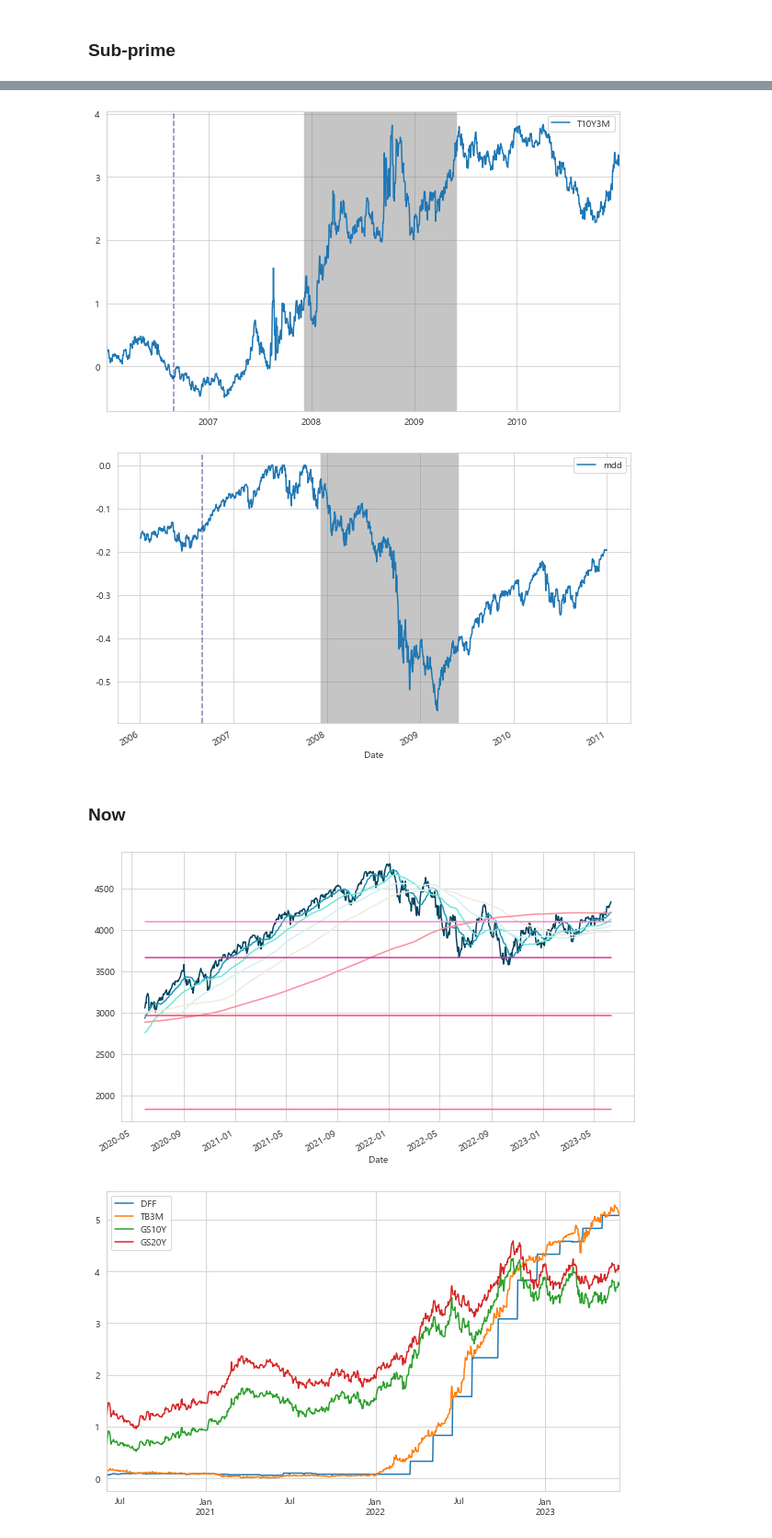
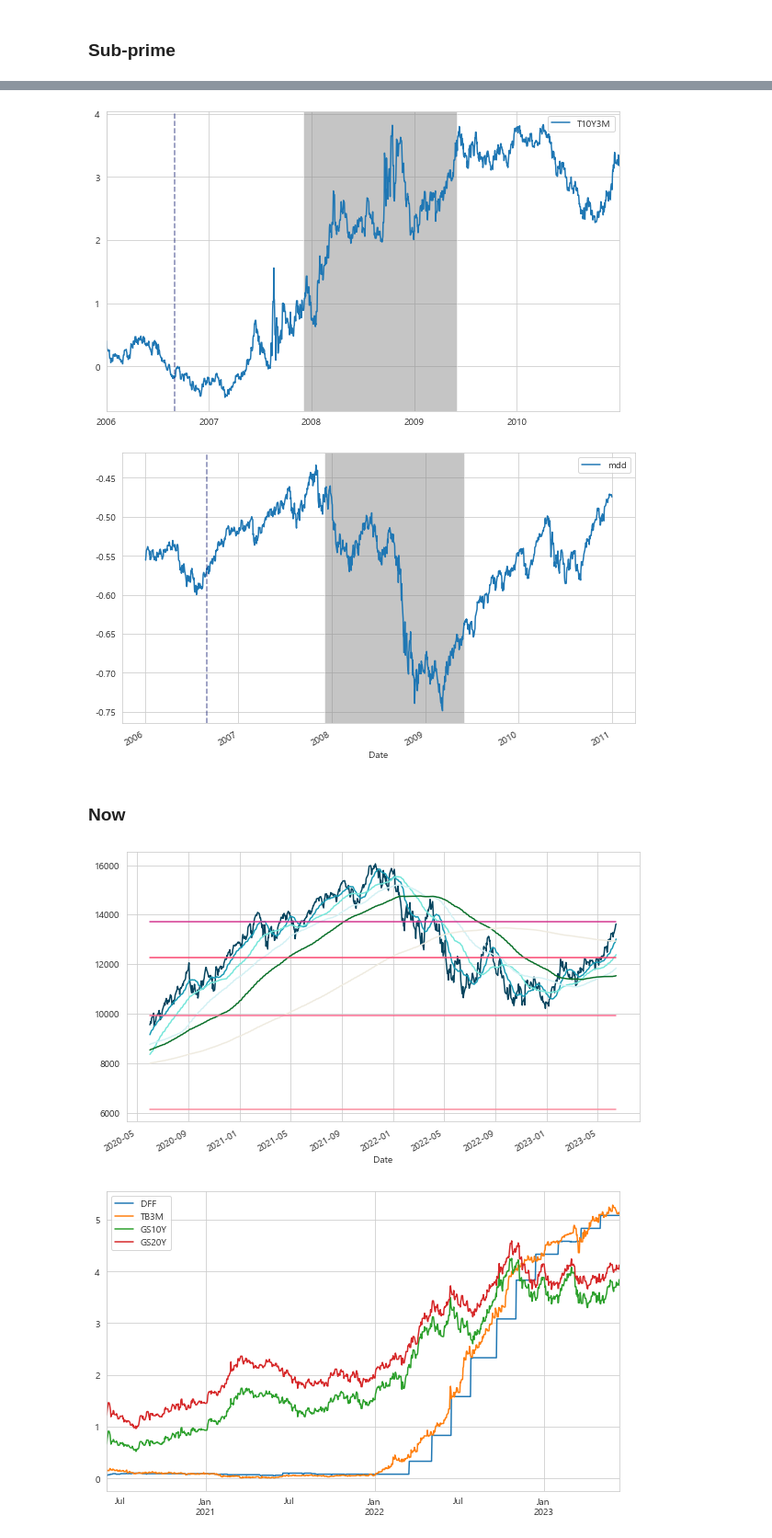
Before and after one commit to hansJeong/ws_fn_git, a Jupyter notebook: analytics/01_01_shock_case_study.ipynb, the cells around one changed output, grey strips where cells are left out. Shown at 92% size. Saved outputs shown, nothing was run; the diff lists cells and outputs as text; code cells hidden in the pictures.

```diff
--- a/analytics/01_01_shock_case_study.ipynb
+++ b/analytics/01_01_shock_case_study.ipynb
@@ -85,7 +85,7 @@ rate_df = pd.DataFrame([DFF, DTB3, DGS2, DGS10, DGS20], index=['DFF', 'TB3M', 'G
 ## Back test
 # %%
 ## 분석 대상 지수
-ticker = '^GSPC'
+ticker = '^IXIC'
 # %%
 dataset = df.copy()
 # %%
@@ -263,29 +263,29 @@ plt.show()
 # %%
-rate_data[['T10Y3M']]["2006-01-03":"2010-12-31"].plot()
+rate_data[['T10Y3M']]["2006":"2010"].plot()
 plt.axvspan('2007-12-04', '2009-06-01', facecolor='gray', alpha=0.45)
 plt.axvline(x = '2006-09-01', color = '#000C66', linestyle = '--', alpha = 0.5)
 plt.show()
 # %% [output]
-[figure, old version]
+[figure, new version]
 # %%
-mdd_df[['mdd']]["2006-01-03":"2010-12-31"].plot()
+mdd_df[['mdd']]["2006":"2010"].plot()
 plt.axvspan('2007-12-04', '2009-06-01', facecolor='gray', alpha=0.45)
 plt.axvline(x = '2006-09-01', color = '#000C66', linestyle = '--', alpha = 0.5)
 plt.show()
 # %% [output]
-[figure, old version]
+[figure, new version]
 # %% [markdown]
 ### Now
 # %%
 df_sig_p4 = get_signals(dataset, ticker)
 df_sig_p4 = df_sig_p4["2020-06-01":].copy()
 # %%
-df_sig_p4.plot(legend=False, color=['#05445E', '#189AB4', '#75E6DA', '#D4F1F4',
+df_sig_p4.plot(legend=False, color=['#05445E', '#189AB4', '#75E6DA', '#D4F1F4', '#0A7029',
                    '#EFEBE0', '#FB8DA0', '#FB6B90', '#FB4570', '#D43790', '#EC8FD0', '#870A30'])
 ## plt.yscale("log")
 plt.show()
 # %% [output]
-[figure, old version]
+[figure, new version]
 # %%
 rate_df["2020-06-01":][['DFF', 'TB3M', 'GS10Y', 'GS20Y']].plot()
 plt.show()
```
Also changed, not shown: parts of 12 cells of this notebook.
